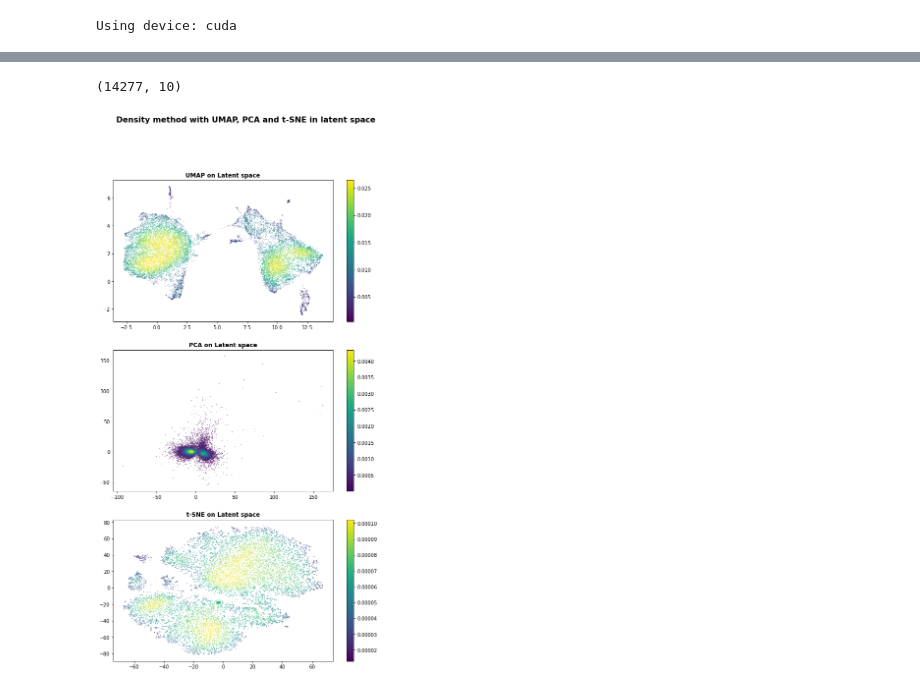
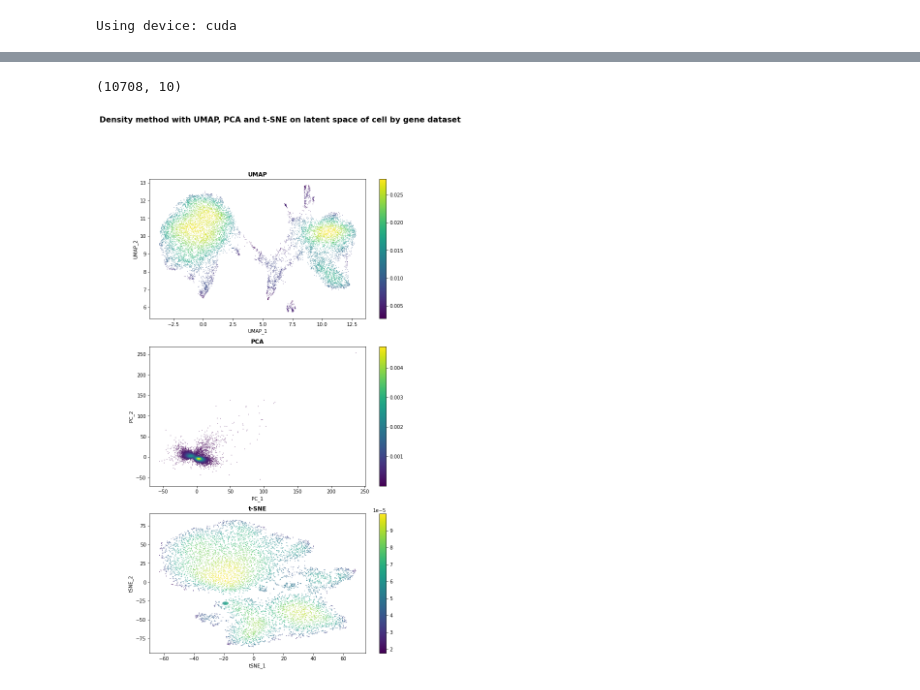
Before and after one commit to tuanvu24/Janssen-project, a Jupyter notebook: script/Auto_encodeur_mARN.ipynb, the cells around one changed output, grey strips where cells are left out. Cells and saved outputs as stored; diff of their text form; code cells hidden in the pictures.

```diff
--- a/script/Auto_encodeur_mARN.ipynb
+++ b/script/Auto_encodeur_mARN.ipynb
@@ -30,7 +35,8 @@ print('Using device:', device)
 # %% [output]
 Using device: cuda
 # %%
+# upload cell_by_gene file
 mARN_df = pd.read_csv('~/Documents/Vu/AI/HumanOvarianCancerPatient2Slice2_cell_by_gene.csv')
-mARN_df.drop('cell', inplace=True, axis=1)
+#mARN_df.drop('cell', inplace=True, axis=1)
 mARN_df
 # %% [output]
@@ -50,4 +56,5 @@ mARN_df
 # %%
+# preprocessing data
 class MyDataset(Dataset):
     """Apples Dataset"""
 
@@ -58,7 +65,7 @@ class MyDataset(Dataset):
         self.test = test
         self.data = X
 
-    def __len__(self):import umap
+    def __len__(self):
         return len(self.data)
 
     def __getitem__(self, idx):
@@ -68,14 +75,16 @@ class MyDataset(Dataset):
         else:
             return [dat, dat]
 # %%
-tensor = torch.Tensor(mARN_df.values)
-# tensor = tensor.reshape([71381,1,550])
+# prepare the data (train, validation, test) for the model
+tensor = torch.Tensor(mARN_df.values[:, 1:])
 
 dataset = MyDataset(tensor)
-train_size = int(0.8 * len(tensor))  # 80% des données pour l'entraînement
-test_size = len(tensor) - train_size  # 20% des données pour le test
-X_train, X_test = random_split(dataset, [train_size, test_size])
+train_size = int(0.7 * len(dataset))  # 80% dataset for training
+val_size = int(0.15 * len(dataset))  # 10% dataset for validation
+test_size = len(dataset) - train_size - val_size  # 10% dataset for test
+X_train, X_val, X_test = random_split(dataset, [train_size, val_size, test_size])
 
 train_dataloader = DataLoader(X_train, batch_size=64, shuffle=True)
-test_dataloader = DataLoader(X_test, batch_size=64, shuffle=False)
+val_dataloader = DataLoader(X_val, batch_size=32, shuffle=False)
+test_dataloader = DataLoader(X_test, batch_size=32, shuffle=False)
 # %%
@@ -188,4 +203,0 @@ coordsPCA = pca.fit_transform(encoded_data)
-# %%
-encoded_data.shape
-# %% [output]
-(14277, 10)
@@ -195,0 +208,4 @@ coordsTSNE = tsne.fit_transform(encoded_data)
+# %%
+encoded_data.shape
+# %% [output]
+(10708, 10)
@@ -196,25 +216,31 @@ coordsTSNE = tsne.fit_transform(encoded_data)
 # %%
 kde = gaussian_kde(coordsUMAP.T)
 density_umap = kde(coordsUMAP.T)
 kde = gaussian_kde(coordsPCA.T)
 density_pca = kde(coordsPCA.T)
 kde = gaussian_kde(coordsTSNE.T)
 density_tsne = kde(coordsTSNE.T)
 
 fig, axes = plt.subplots(3,1, figsize=(10,18))
-fig.suptitle('Density method with UMAP, PCA and t-SNE in latent space', fontsize=16, fontweight="bold")
-axes[0].set_title("UMAP on Latent space", fontweight="bold")
-scatter_umap = axes[0].scatter(embedding[:,0], embedding[:,1], c=density_umap, cmap='viridis', s=0.1)
+fig.suptitle('Density method with UMAP, PCA and t-SNE on latent space of cell by gene dataset', fontsize=16, fontweight="bold")
+axes[0].set_title("UMAP", fontweight="bold")
+scatter_umap = axes[0].scatter(coordsUMAP[:,0], coordsUMAP[:,1], c=density_umap, cmap='viridis', s=0.1)
 fig.colorbar(scatter_umap, ax=axes[0])
+axes[0].set_xlabel("UMAP_1")
+axes[0].set_ylabel("UMAP_2")
 
-axes[1].set_title("PCA on Latent space", fontweight="bold")
+axes[1].set_title("PCA", fontweight="bold")
 scatter_pca = axes[1].scatter(coordsPCA[:, 0], coordsPCA[:, 1], c=density_pca, cmap='viridis', s=0.1)
 fig.colorbar(scatter_pca, ax=axes[1])
+axes[1].set_xlabel("PC_1")
+axes[1].set_ylabel("PC_2")
 
-axes[2].set_title("t-SNE on Latent space", fontweight="bold")
+axes[2].set_title("t-SNE", fontweight="bold")
 scatter_tsne = axes[2].scatter(coordsTSNE[:, 0], coordsTSNE[:, 1], c=density_tsne, cmap='viridis', s=0.1)
 fig.colorbar(scatter_tsne, ax=axes[2])
+axes[2].set_xlabel("tSNE_1")
+axes[2].set_ylabel("tSNE_2")
 
 plt.show()
 # %% [output]
-[figure, old version]
+[figure, new version]
```
Also changed, not shown: parts of 28 cells of this notebook.
